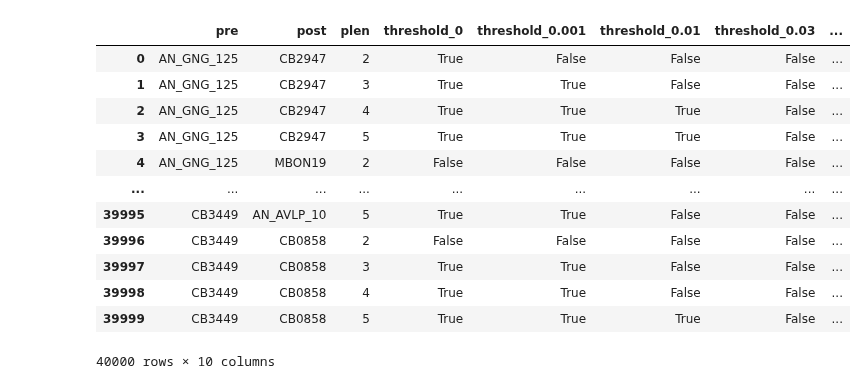
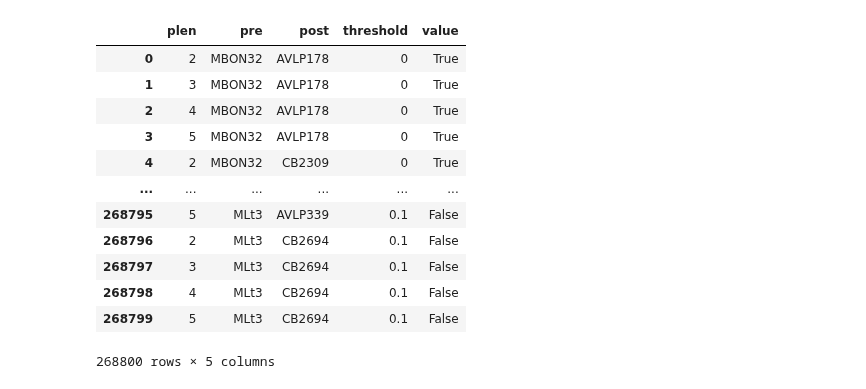
Before and after one commit to YijieYin/connectome_data_prep, a Jupyter notebook: eonly_pathfinding/plotting.ipynb, the cells around one changed output. Saved outputs shown, nothing was run; the diff lists cells and outputs as text; code cells hidden in the pictures.

```diff
--- a/eonly_pathfinding/plotting.ipynb
+++ b/eonly_pathfinding/plotting.ipynb
@@ -27,17 +49,23 @@ result['plen'] = result['plen'].astype(str)
 # %%
-result_all = pd.read_csv("../path_effconn_benchmark/results.csv")
-result_all
+# both e and i
+both = pd.read_csv("../path_effconn_benchmark/results.csv")
+
+# make longer: all columns starting with 'threshold'
+both = both.melt(id_vars=['plen','pre','post'], value_vars=[col for col in both.columns if col.startswith('threshold')], var_name='threshold', value_name='value')
+both['threshold'] = both['threshold'].str.replace('threshold_','')
+both['plen'] = both['plen'].astype(str)
+both
 # %% [output]
-|  | pre | post | plen | threshold_0 | threshold_0.001 | threshold_0.01 | threshold_0.03 | ... |
-| 0 | AN_GNG_125 | CB2947 | 2 | True | False | False | False | ... |
-| 1 | AN_GNG_125 | CB2947 | 3 | True | True | False | False | ... |
-| 2 | AN_GNG_125 | CB2947 | 4 | True | True | True | False | ... |
-| 3 | AN_GNG_125 | CB2947 | 5 | True | True | True | False | ... |
-| 4 | AN_GNG_125 | MBON19 | 2 | False | False | False | False | ... |
-| ... | ... | ... | ... | ... | ... | ... | ... | ... |
-| 39995 | CB3449 | AN_AVLP_10 | 5 | True | True | False | False | ... |
-| 39996 | CB3449 | CB0858 | 2 | False | False | False | False | ... |
-| 39997 | CB3449 | CB0858 | 3 | True | True | False | False | ... |
-| 39998 | CB3449 | CB0858 | 4 | True | True | False | False | ... |
-| 39999 | CB3449 | CB0858 | 5 | True | True | True | False | ... |
+|  | plen | pre | post | threshold | value |
+| 0 | 2 | MBON32 | AVLP178 | 0 | True |
+| 1 | 3 | MBON32 | AVLP178 | 0 | True |
+| 2 | 4 | MBON32 | AVLP178 | 0 | True |
+| 3 | 5 | MBON32 | AVLP178 | 0 | True |
+| 4 | 2 | MBON32 | CB2309 | 0 | True |
+| ... | ... | ... | ... | ... | ... |
+| 268795 | 5 | MLt3 | AVLP339 | 0.1 | False |
+| 268796 | 2 | MLt3 | CB2694 | 0.1 | False |
+| 268797 | 3 | MLt3 | CB2694 | 0.1 | False |
+| 268798 | 4 | MLt3 | CB2694 | 0.1 | False |
+| 268799 | 5 | MLt3 | CB2694 | 0.1 | False |
-40000 rows × 10 columns
+268800 rows × 5 columns
```
Also changed, not shown: parts of 8 cells of this notebook, 3 other files.
